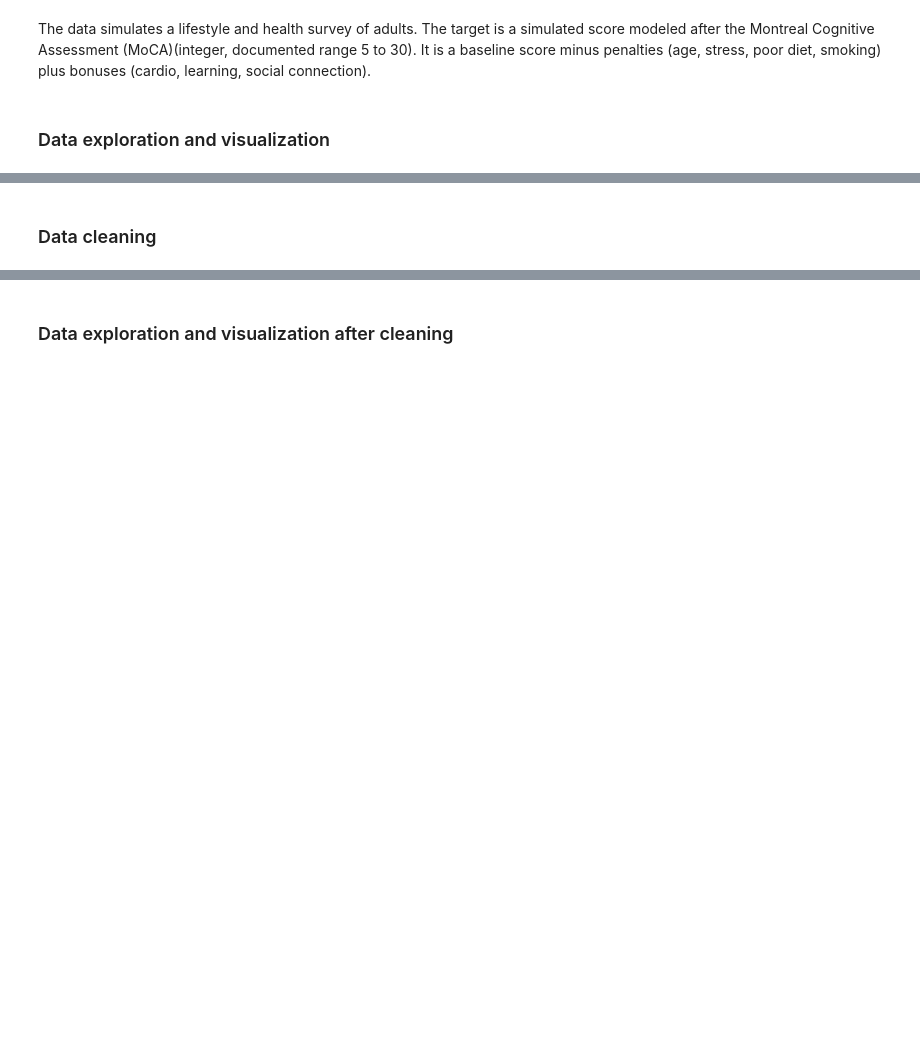
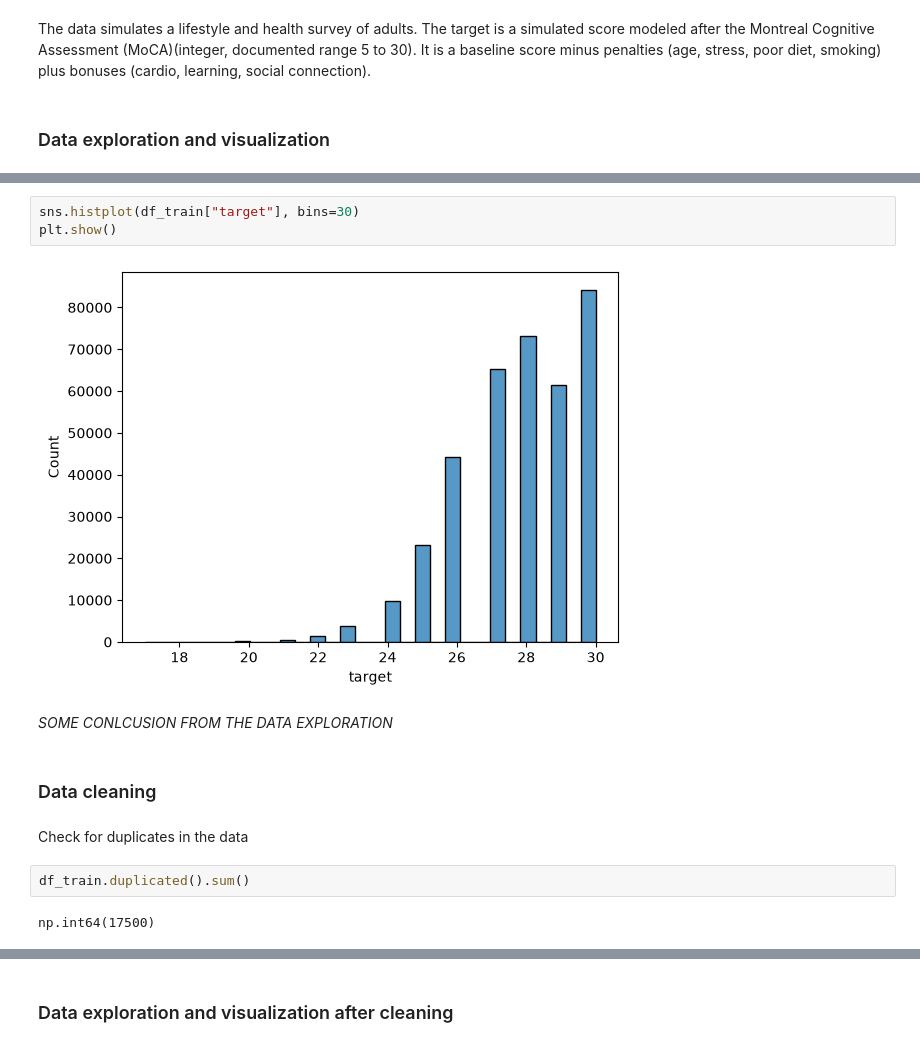
Before and after one commit to kikibeumer/DAT200_CA5, a Jupyter notebook: CA5_Code.ipynb, the cells around one changed output, grey strips where cells are left out. Drawn from its saved outputs; the diff is of its cells as text; blank space fills up the shorter version.

Commit message:
Start on exploration

```diff
--- a/CA5_Code.ipynb
+++ b/CA5_Code.ipynb
@@ -24,2 +126,15 @@ The data simulates a lifestyle and health survey of adults. The target is a simu
+# %%
+sns.histplot(df_train["target"], bins=30)
+plt.show()
+# %% [output]
+[figure, added]
+# %% [markdown]
+_SOME CONLCUSION FROM THE DATA EXPLORATION_
 # %% [markdown]
 ### Data cleaning
+# %% [markdown]
+Check for duplicates in the data
+# %%
+df_train.duplicated().sum()
+# %% [output]
+np.int64(17500)
```
Also changed, not shown: parts of 12 cells of this notebook.
